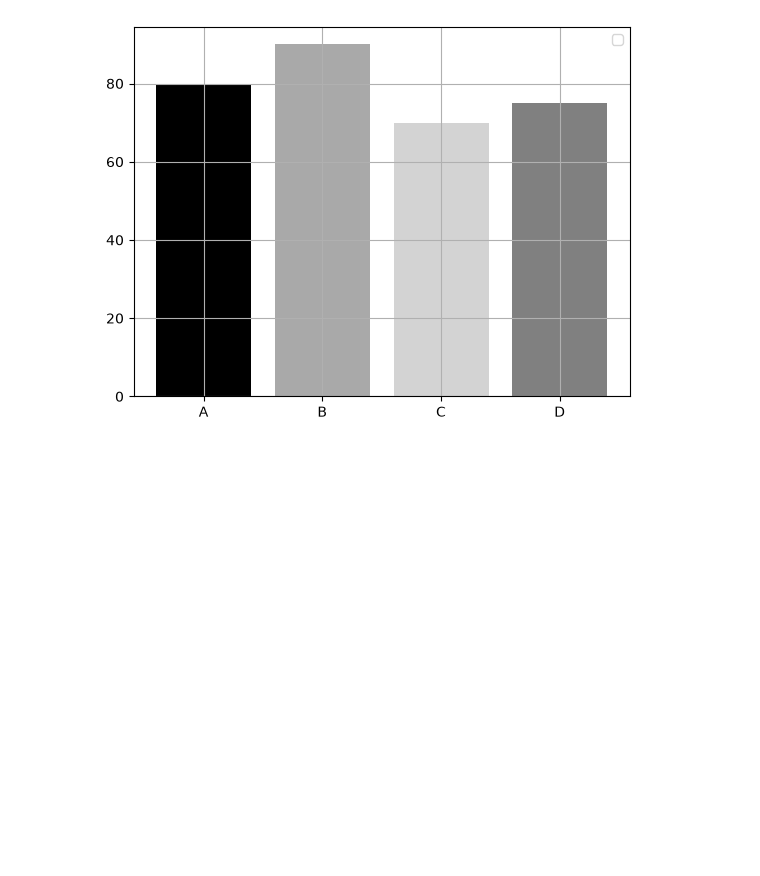
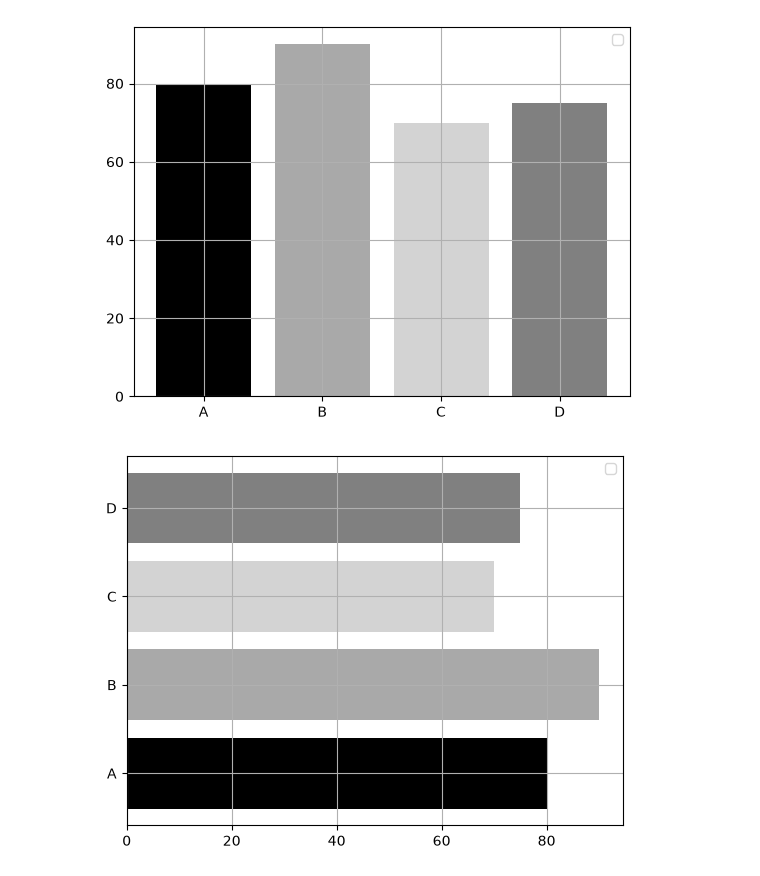
Before and after one commit to ankit-kr-maurya-82/Data-Science, a Jupyter notebook: day8.ipynb, the cells around one changed output. Drawn from its saved outputs; the diff is of its cells as text; code cells hidden in the pictures; blank space fills up the shorter version.

```diff
--- a/day8.ipynb
+++ b/day8.ipynb
@@ -182,3 +182,14 @@ plt.legend()
 plt.show()
 # %% [output]
 [figure]
+# %%
+students= ["A", "B", "C", "D"]
+marks = [80,90,70, 75]
+plt.barh(students, marks)
+colors = ['black', 'darkgrey', 'lightgrey', 'grey']
+plt.barh(students, marks, color=colors)
+plt.grid(True)
+plt.legend()
+plt.show()
+# %% [output]
+[figure, added]
```
Also changed, not shown: parts of 1 cell of this notebook.
